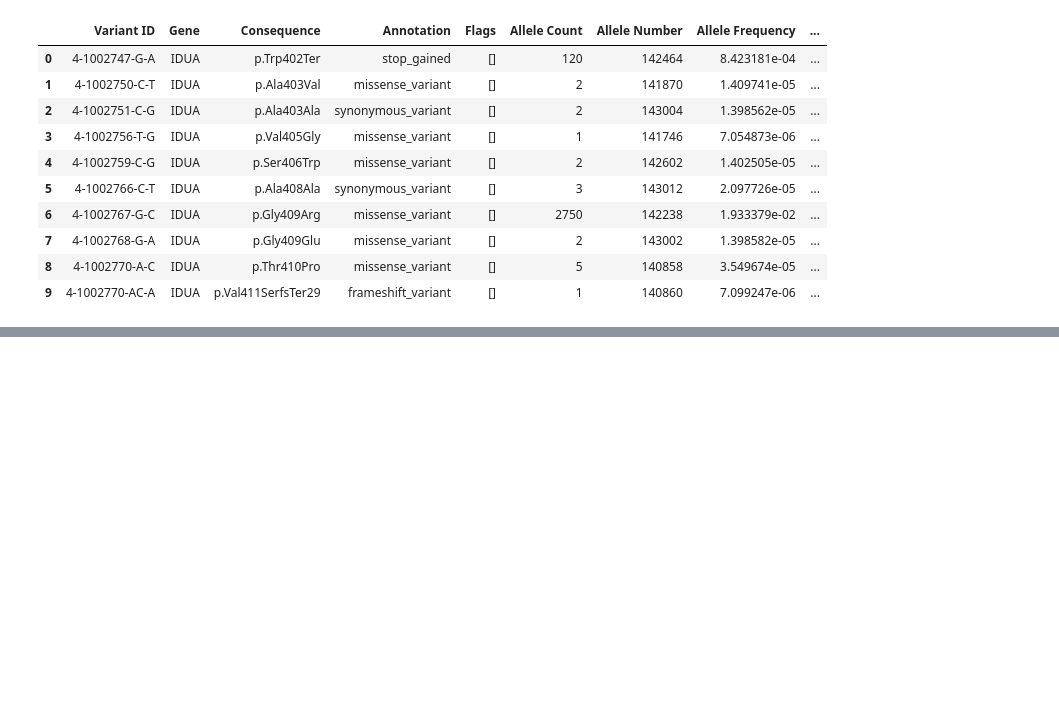
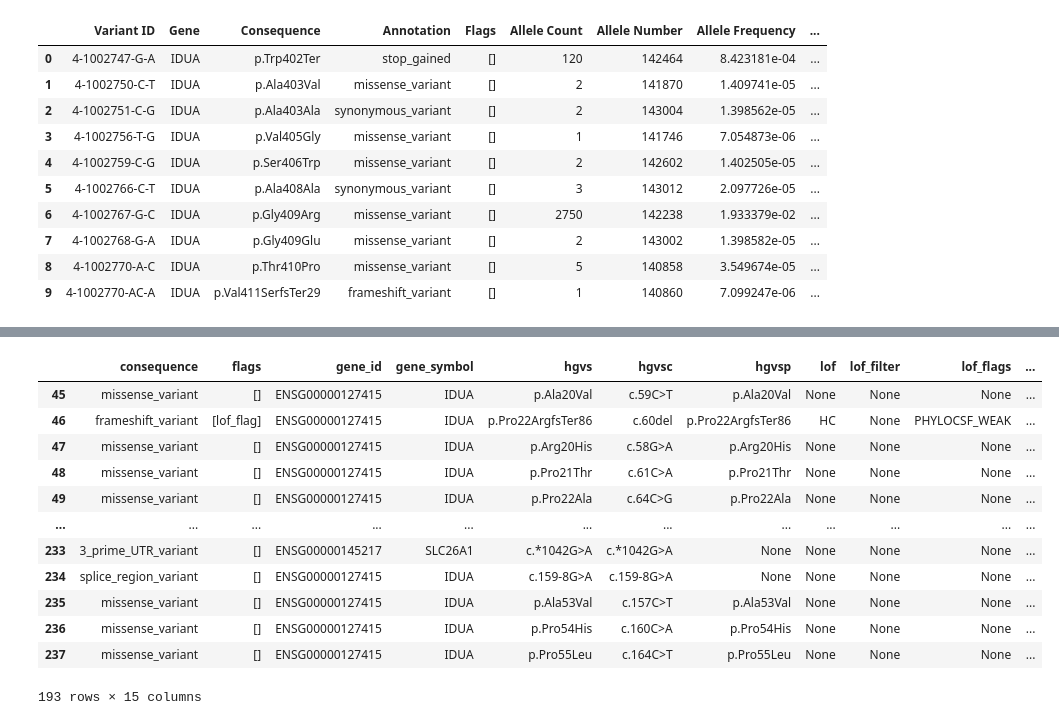
Before and after one commit to bioinfo-hcpa/pynoma, a Jupyter notebook: notebooks/pkg test.ipynb, the cells around one changed output, grey strips where cells are left out. Drawn from its saved outputs; the diff is of its cells as text; code cells hidden in the pictures; blank space fills up the shorter version.

```diff
--- a/notebooks/pkg test.ipynb
+++ b/notebooks/pkg test.ipynb
@@ -34,0 +138,16 @@ normal
+# %%
+normal.iloc[45:, :]
+# %% [output]
+|  | consequence | flags | gene_id | gene_symbol | hgvs | hgvsc | hgvsp | lof | lof_filter | lof_flags | ... |
+| 45 | missense_variant | [] | ENSG00000127415 | IDUA | p.Ala20Val | c.59C>T | p.Ala20Val | None | None | None | ... |
+| 46 | frameshift_variant | [lof_flag] | ENSG00000127415 | IDUA | p.Pro22ArgfsTer86 | c.60del | p.Pro22ArgfsTer86 | HC | None | PHYLOCSF_WEAK | ... |
+| 47 | missense_variant | [] | ENSG00000127415 | IDUA | p.Arg20His | c.58G>A | p.Arg20His | None | None | None | ... |
+| 48 | missense_variant | [] | ENSG00000127415 | IDUA | p.Pro21Thr | c.61C>A | p.Pro21Thr | None | None | None | ... |
+| 49 | missense_variant | [] | ENSG00000127415 | IDUA | p.Pro22Ala | c.64C>G | p.Pro22Ala | None | None | None | ... |
+| ... | ... | ... | ... | ... | ... | ... | ... | ... | ... | ... | ... |
+| 233 | 3_prime_UTR_variant | [] | ENSG00000145217 | SLC26A1 | c.*1042G>A | c.*1042G>A | None | None | None | None | ... |
+| 234 | splice_region_variant | [] | ENSG00000127415 | IDUA | c.159-8G>A | c.159-8G>A | None | None | None | None | ... |
+| 235 | missense_variant | [] | ENSG00000127415 | IDUA | p.Ala53Val | c.157C>T | p.Ala53Val | None | None | None | ... |
+| 236 | missense_variant | [] | ENSG00000127415 | IDUA | p.Pro54His | c.160C>A | p.Pro54His | None | None | None | ... |
+| 237 | missense_variant | [] | ENSG00000127415 | IDUA | p.Pro55Leu | c.164C>T | p.Pro55Leu | None | None | None | ... |
+193 rows × 15 columns
```
Also changed, not shown: parts of 11 cells of this notebook, 2 other files.
